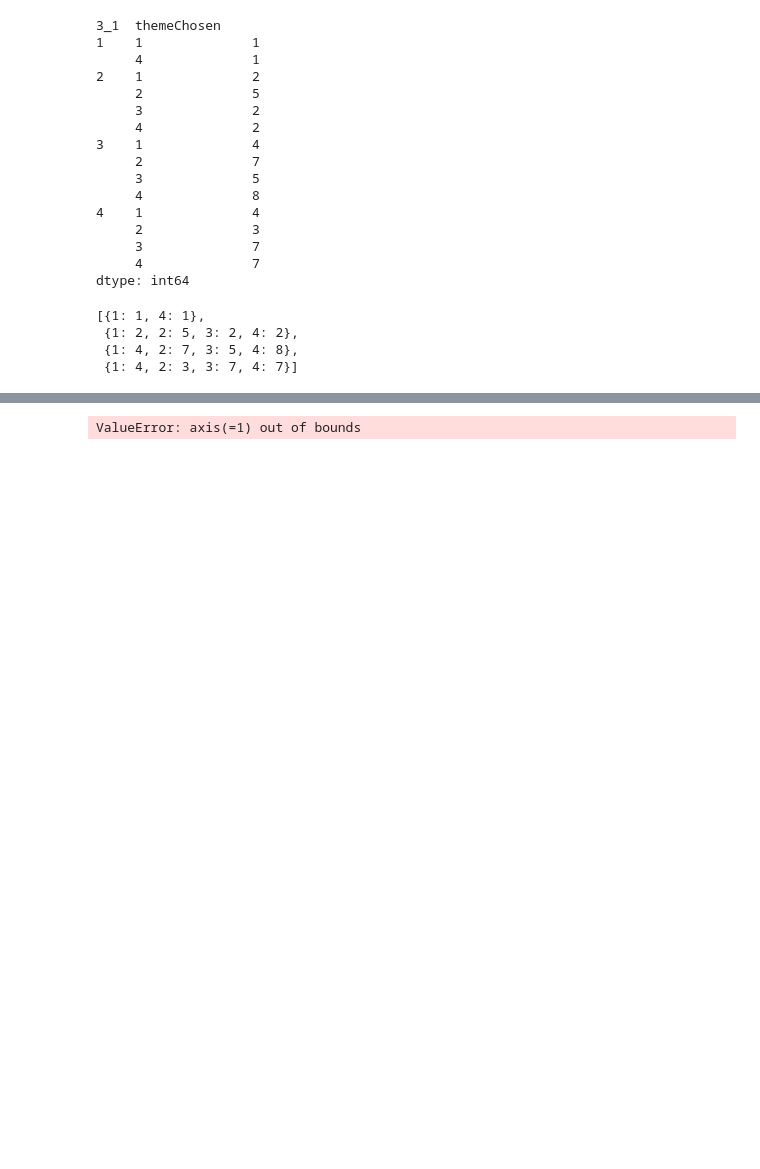
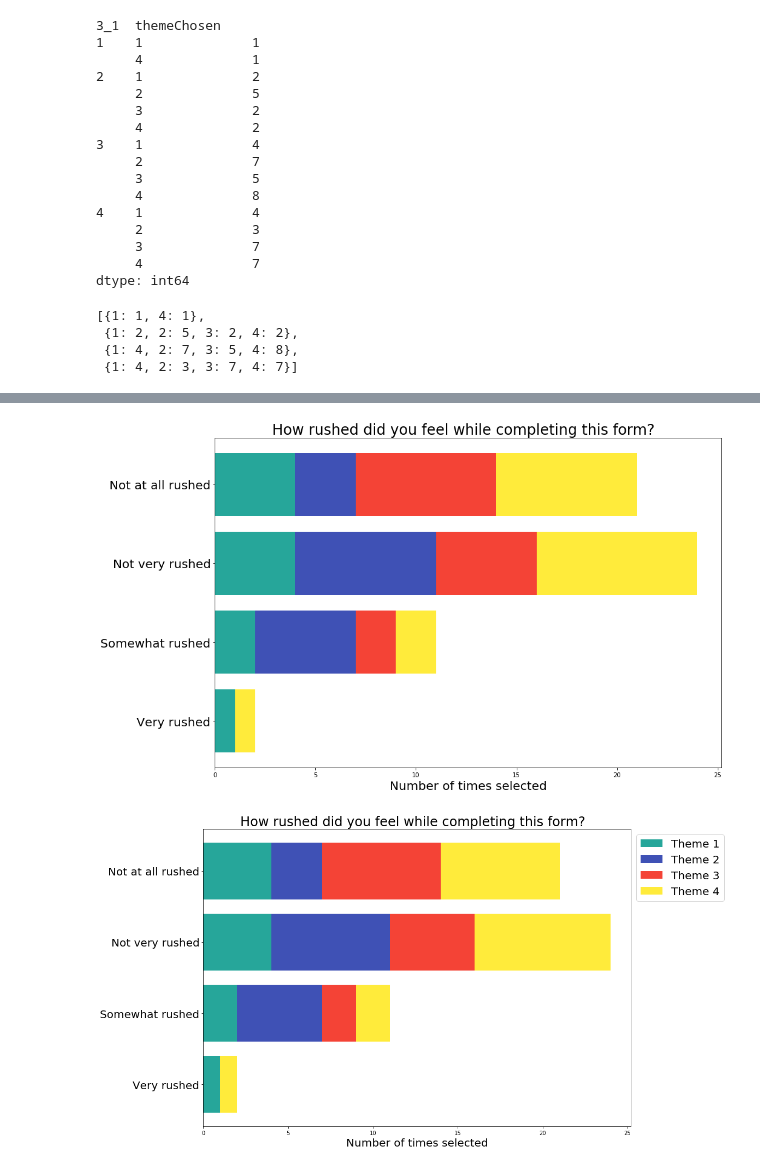
Before and after one commit to smitheric95/AB-Testing-Form, a Jupyter notebook: Data Analysis/Survey Data Analysis.ipynb, the cells around one changed output, grey strips where cells are left out. Saved outputs shown, nothing was run; the diff lists cells and outputs as text; code cells hidden in the pictures; blank space fills up the shorter version.

Commit message:
first theme graph completed

```diff
--- a/Data Analysis/Survey Data Analysis.ipynb
+++ b/Data Analysis/Survey Data Analysis.ipynb
@@ -246,25 +253,39 @@ data_orders
 # %%
-colors = ["r","g","b","y"]
+colors = ["#26a69a","#3f51b5","#f44336","#ffeb3b"]
 names = sorted(dataset[0].keys())
 values = np.array([[data[name] for name in order] for data,order in zip(dataset, data_orders)])
 lefts = np.insert(np.cumsum(values, axis=1),0,0, axis=1)[:, :-1]
 orders = np.array(data_orders)
 bottoms = np.arange(len(data_orders))
+
+plt.figure(figsize=(15,10))
 
 for name, color in zip(names, colors):
     idx = np.where(orders == name)
     value = values[idx]
     left = lefts[idx]
     plt.bar(left=left, height=0.8, width=value, bottom=bottoms,
             color=color, orientation="horizontal", label=name)
-plt.yticks(bottoms+0.4, ["data %d" % (t+1) for t in bottoms])
-plt.legend(loc="best", bbox_to_anchor=(1.0, 1.00))
+
+# calculate yticks based off options
+question = "3_1"
+title = list(survey_questions.keys())[-7]
+choices = list(survey_questions.values())[-7]
+
+plt.yticks(bottoms, choices, size=20)
+plt.xlabel('Number of times selected', size=20)
+plt.title(title, size=24)
+
+
+plt.legend(['Theme 1', 'Theme 2', 'Theme 3', 'Theme 4'],
+           loc="best", bbox_to_anchor=(1.0, 1.00), fontsize=20)
 plt.subplots_adjust(right=0.85)
 plt.show()
 
 # clean the plot object when done
 plt.clf()
 plt.cla()
 plt.close()
 # %% [output]
-ValueError: axis(=1) out of bounds
+[figure, added]
+[figure, added]
```
Also changed, not shown: parts of 3 cells of this notebook, 1 other file.
